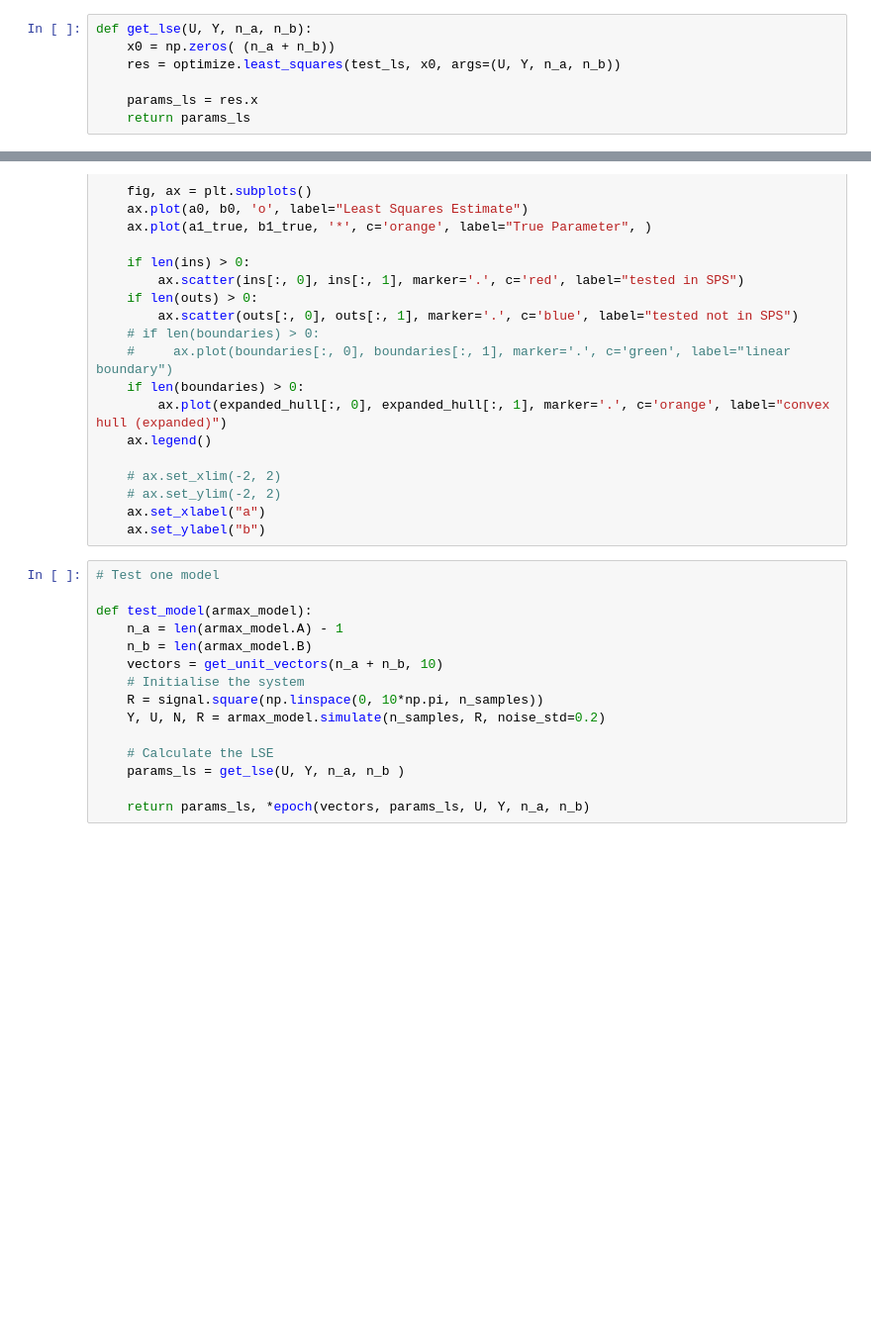
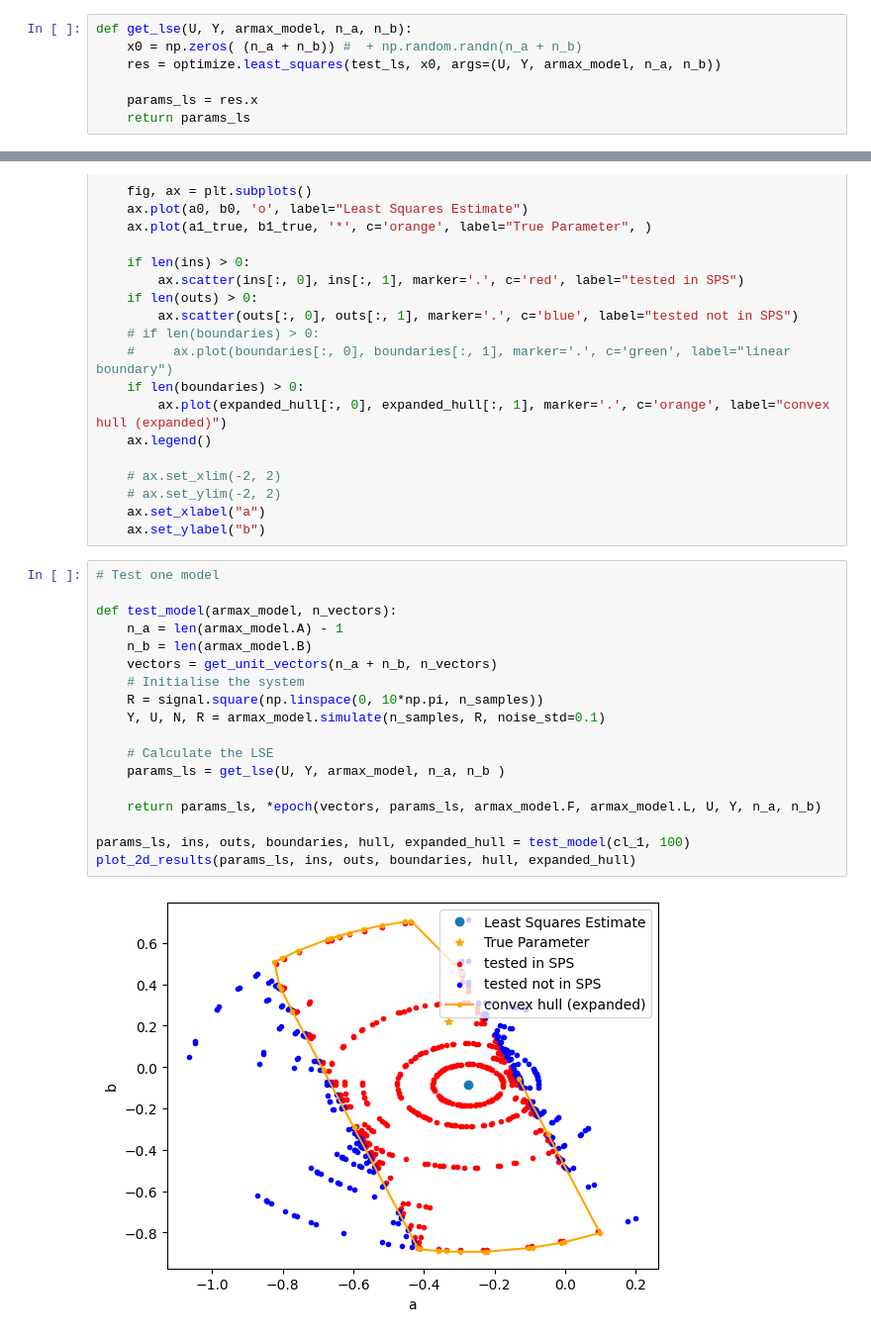
Before and after one commit to Muckthebuck/Learning-Dynamic-Systems, a Jupyter notebook: search/notebooks/smart_search_2d.ipynb, the cells around one changed output, grey strips where cells are left out. Shown at 99% size. Drawn from its saved outputs; the diff is of its cells as text; blank space fills up the shorter version.

```diff
--- a/search/notebooks/smart_search_2d.ipynb
+++ b/search/notebooks/smart_search_2d.ipynb
@@ -119,9 +135,9 @@ def test_ls(params, U, Y, n_a, n_b):
 # %% [markdown]
 ## Calculate the LSE
 # %%
-def get_lse(U, Y, n_a, n_b):
-    x0 = np.zeros( (n_a + n_b))
-    res = optimize.least_squares(test_ls, x0, args=(U, Y, n_a, n_b))
+def get_lse(U, Y, armax_model, n_a, n_b):
+    x0 = np.zeros( (n_a + n_b)) #  + np.random.randn(n_a + n_b)
+    res = optimize.least_squares(test_ls, x0, args=(U, Y, armax_model, n_a, n_b))
 
     params_ls = res.x
     return params_ls
@@ -344,15 +407,20 @@ def plot_2d_results(params_ls, ins, outs, boundaries, hull, expanded_hull):
 # %%
 # Test one model
 
-def test_model(armax_model):
+def test_model(armax_model, n_vectors):
     n_a = len(armax_model.A) - 1
     n_b = len(armax_model.B)
-    vectors = get_unit_vectors(n_a + n_b, 10)
+    vectors = get_unit_vectors(n_a + n_b, n_vectors)
     # Initialise the system
     R = signal.square(np.linspace(0, 10*np.pi, n_samples))
-    Y, U, N, R = armax_model.simulate(n_samples, R, noise_std=0.2)
+    Y, U, N, R = armax_model.simulate(n_samples, R, noise_std=0.1)
 
     # Calculate the LSE
-    params_ls = get_lse(U, Y, n_a, n_b )
+    params_ls = get_lse(U, Y, armax_model, n_a, n_b )
 
-    return params_ls, *epoch(vectors, params_ls, U, Y, n_a, n_b)
+    return params_ls, *epoch(vectors, params_ls, armax_model.F, armax_model.L, U, Y, n_a, n_b)
+
+params_ls, ins, outs, boundaries, hull, expanded_hull = test_model(cl_1, 100)
+plot_2d_results(params_ls, ins, outs, boundaries, hull, expanded_hull)
+# %% [output]
+[figure, added]
```
Also changed, not shown: parts of 13 cells of this notebook.
